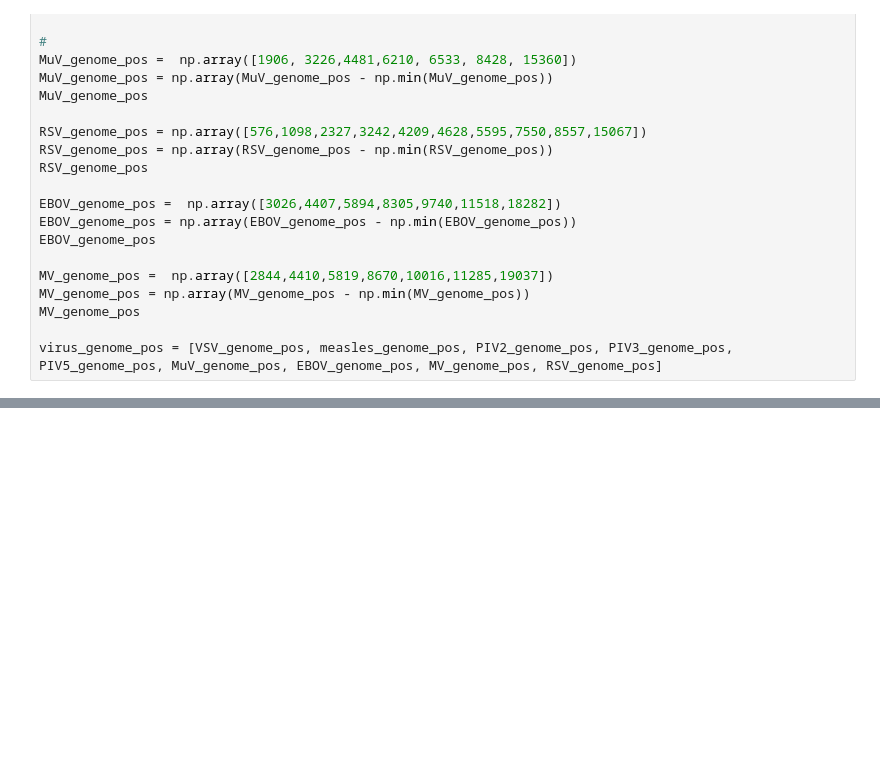
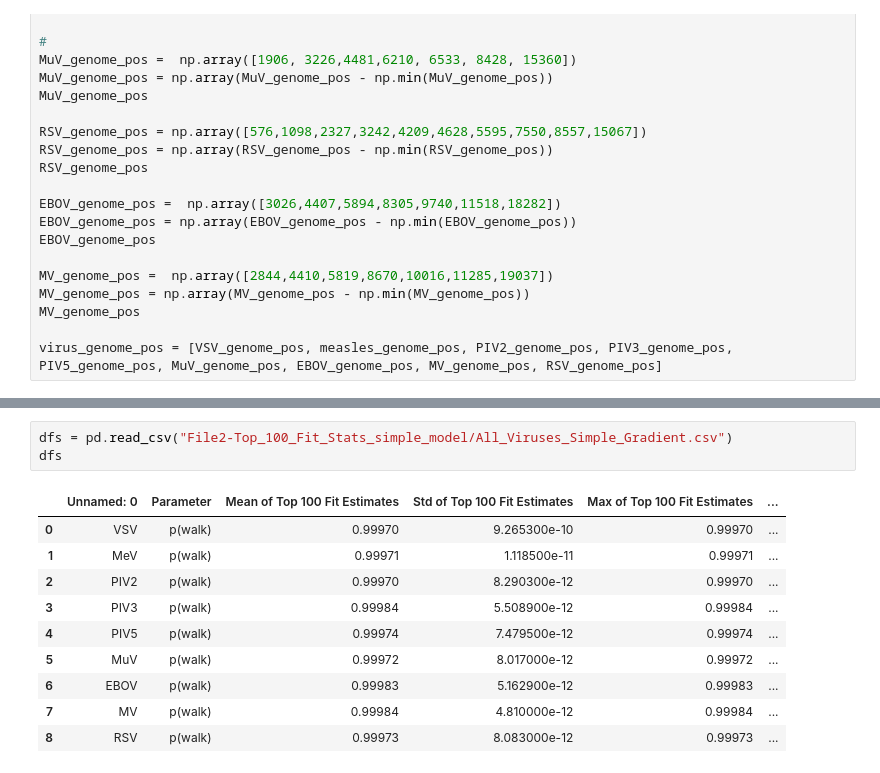
Before and after one commit to Peccoud-Lab/NNSV_Transcription_Model_2024, a Jupyter notebook: Notebook1-NNSV_Transcription_Model.ipynb, the cells around one changed output, grey strips where cells are left out. Cells and saved outputs as stored; diff of their text form; blank space fills up the shorter version.

```diff
--- a/Notebook1-NNSV_Transcription_Model.ipynb
+++ b/Notebook1-NNSV_Transcription_Model.ipynb
@@ -352,0 +377,14 @@ Name: Mean of Top 100 Fit Estimates, dtype: float64
+# %%
+dfs = pd.read_csv("File2-Top_100_Fit_Stats_simple_model/All_Viruses_Simple_Gradient.csv")
+dfs
+# %% [output]
+|  | Unnamed: 0 | Parameter | Mean of Top 100 Fit Estimates | Std of Top 100 Fit Estimates | Max of Top 100 Fit Estimates | ... |
+| 0 | VSV | p(walk) | 0.99970 | 9.265300e-10 | 0.99970 | ... |
+| 1 | MeV | p(walk) | 0.99971 | 1.118500e-11 | 0.99971 | ... |
+| 2 | PIV2 | p(walk) | 0.99970 | 8.290300e-12 | 0.99970 | ... |
+| 3 | PIV3 | p(walk) | 0.99984 | 5.508900e-12 | 0.99984 | ... |
+| 4 | PIV5 | p(walk) | 0.99974 | 7.479500e-12 | 0.99974 | ... |
+| 5 | MuV | p(walk) | 0.99972 | 8.017000e-12 | 0.99972 | ... |
+| 6 | EBOV | p(walk) | 0.99983 | 5.162900e-12 | 0.99983 | ... |
+| 7 | MV | p(walk) | 0.99984 | 4.810000e-12 | 0.99984 | ... |
+| 8 | RSV | p(walk) | 0.99973 | 8.083000e-12 | 0.99973 | ... |
```
Also changed, not shown: parts of 32 cells of this notebook, 47 other files.
